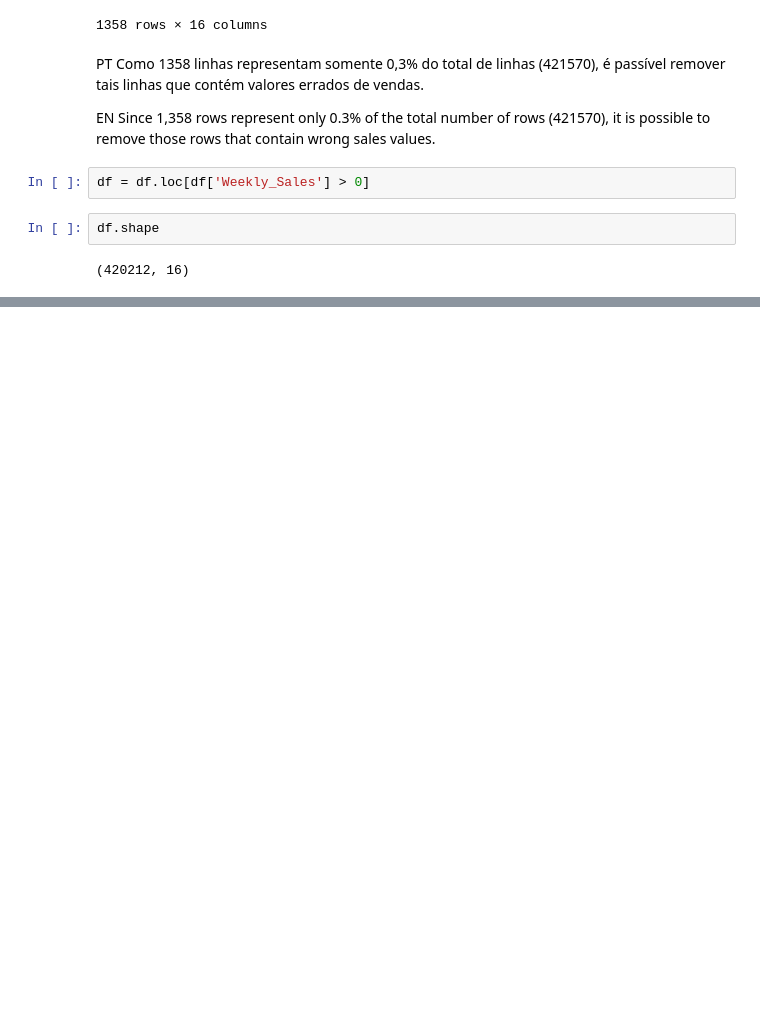
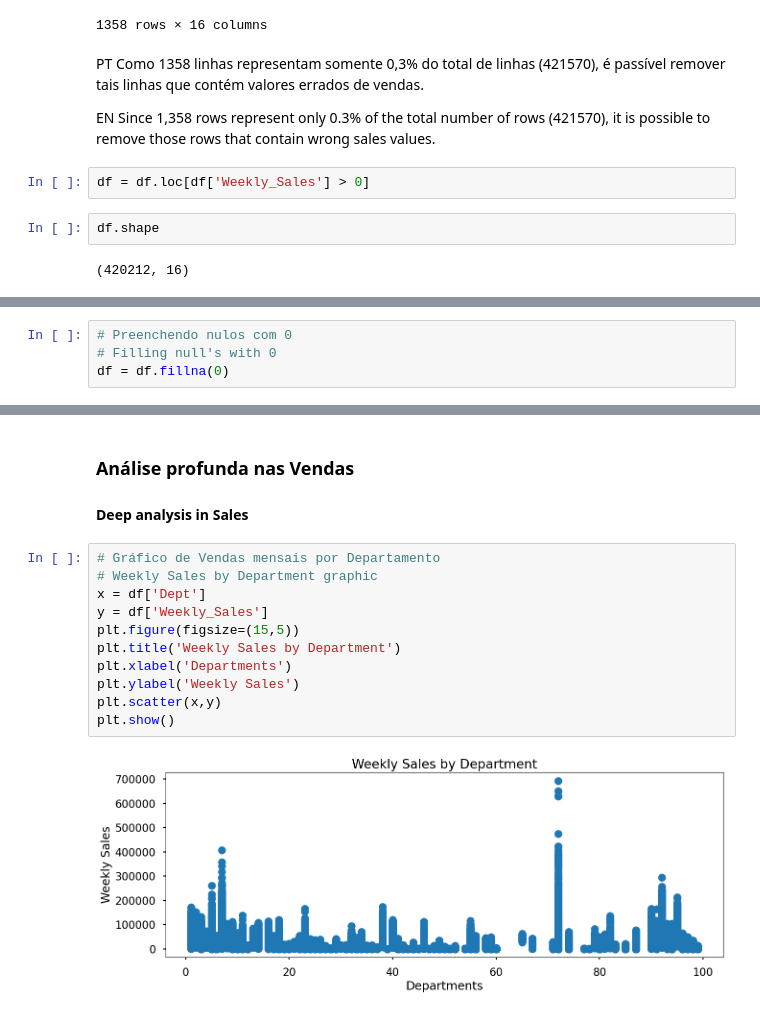
Before and after one commit to danielfernandesp/Analysis-and-Insights-1-for-Data-Science---Walmart-Sales-Forecast, a Jupyter notebook: Previsão de Vendas do Walmart.ipynb, the cells around one changed output, grey strips where cells are left out. Cells and saved outputs as stored; diff of their text form; blank space fills up the shorter version.

Commit message:
Further analysis

```diff
--- a/Previsão de Vendas do Walmart.ipynb
+++ b/Previsão de Vendas do Walmart.ipynb
@@ -297,0 +500,4 @@ It is shown that for the graphs, Labor Day and Christmas do not increase weekly
+# %%
+# Preenchendo nulos com 0
+# Filling null's with 0
+df = df.fillna(0)
@@ -297,0 +544,16 @@ It is shown that for the graphs, Labor Day and Christmas do not increase weekly
+# %% [markdown]
+### Análise profunda nas Vendas
+#### Deep analysis in Sales
+# %%
+# Gráfico de Vendas mensais por Departamento
+# Weekly Sales by Department graphic
+x = df['Dept']
+y = df['Weekly_Sales']
+plt.figure(figsize=(15,5))
+plt.title('Weekly Sales by Department')
+plt.xlabel('Departments')
+plt.ylabel('Weekly Sales')
+plt.scatter(x,y)
+plt.show()
+# %% [output]
+[figure, added]
```
Also changed, not shown: parts of 80 cells of this notebook.
